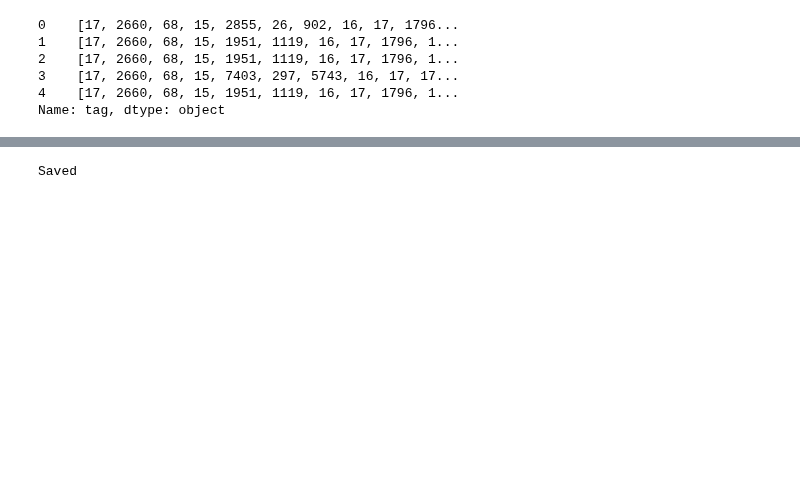
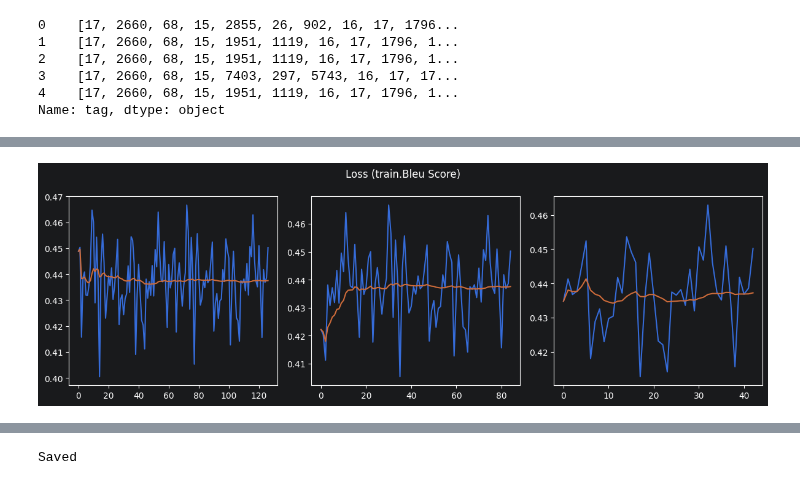
Before and after one commit to Minecraftian14/dl-gen-lyrics, a Jupyter notebook: sandbox/primer_cobalt_sanity_run.ipynb, the cells around one changed output, grey strips where cells are left out. Saved outputs shown, nothing was run; the diff lists cells and outputs as text; code cells hidden in the pictures; blank space fills up the shorter version.

```diff
--- a/sandbox/primer_cobalt_sanity_run.ipynb
+++ b/sandbox/primer_cobalt_sanity_run.ipynb
@@ -197,0 +254,7 @@ KeyboardInterrupt
+# %%
+try:
+    cobalt.language_model.trainer.plot_loss('train.Bleu Score')
+except:
+    traceback.print_exc()
+# %% [output]
+[figure, added]
```
Also changed, not shown: parts of 26 cells of this notebook, 1 other file.
